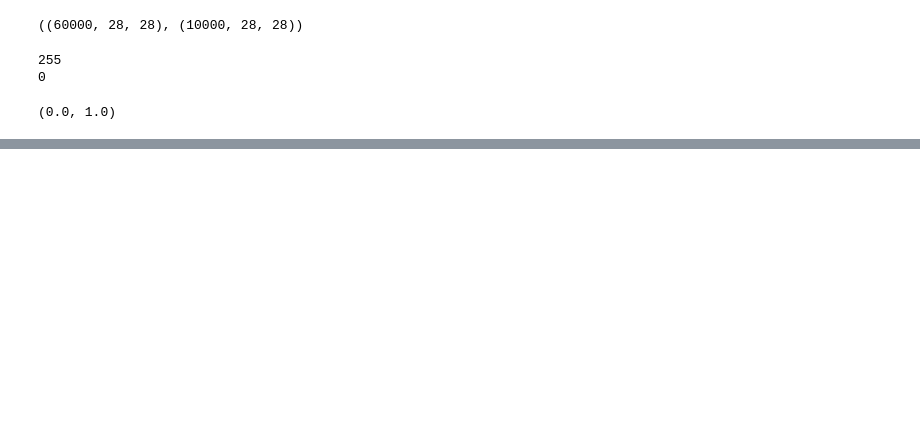
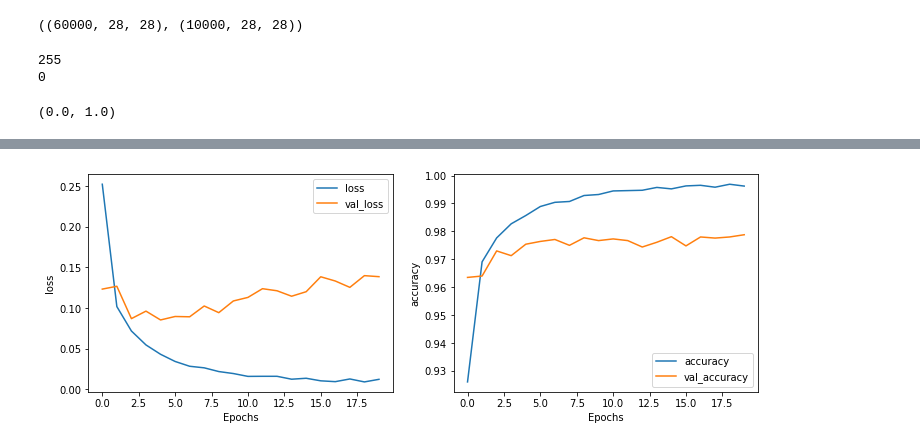
Before and after one commit to FHegardt/Deep_Learning_FH, a Jupyter notebook: Lec2_MLP_image_classification.ipynb, the cells around one changed output, grey strips where cells are left out. Cells and saved outputs as stored; diff of their text form; code cells hidden in the pictures; blank space fills up the shorter version.

```diff
--- a/Lec2_MLP_image_classification.ipynb
+++ b/Lec2_MLP_image_classification.ipynb
@@ -26,0 +93,4 @@ fig, axes = plt.subplots(2,5)
+# %%
+model_2 = MLP_model(nodes = [128,128,10], activations=["relu", "relu", "softmax"], names = ["Hidden1", "Hidden2", "Output"])
+
+model_2.summary()
@@ -26,0 +115,2 @@ fig, axes = plt.subplots(2,5)
+# %%
+model_2.fit(X_train, y_train, validation_split=1/6, epochs=20, verbose=1)
@@ -26,0 +136,7 @@ fig, axes = plt.subplots(2,5)
+# %%
+metrics = pd.DataFrame(model_2.history.history)
+metrics.index = range(len(metrics))
+# %%
+plot_metrics(metrics, style="-")
+# %% [output]
+[figure, added]
```
Also changed, not shown: parts of 13 cells of this notebook.
